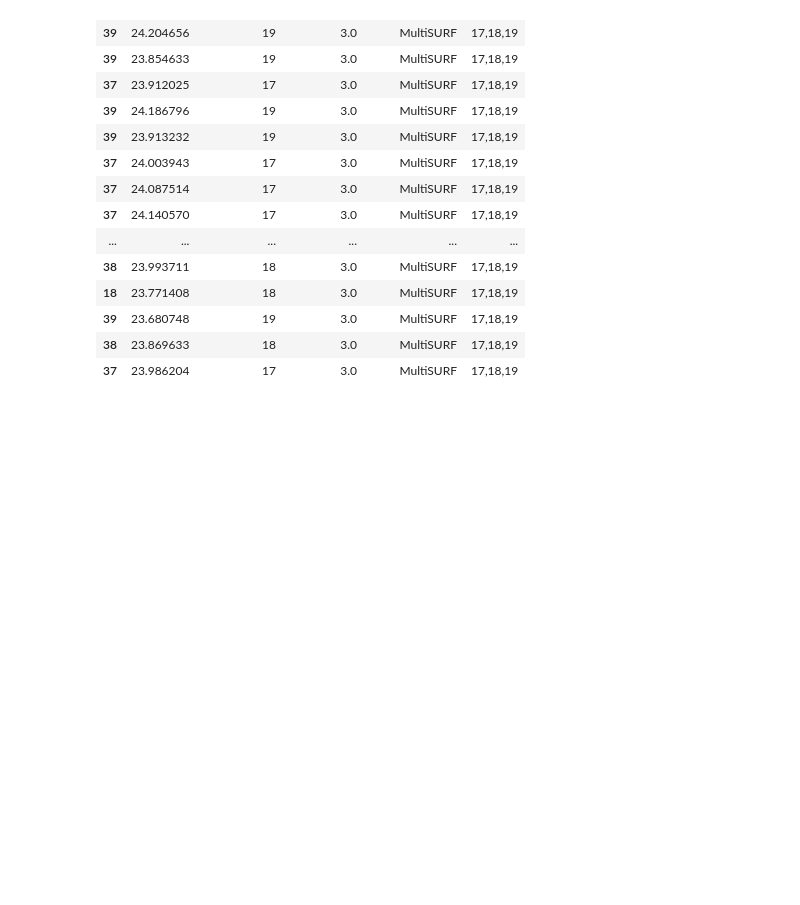
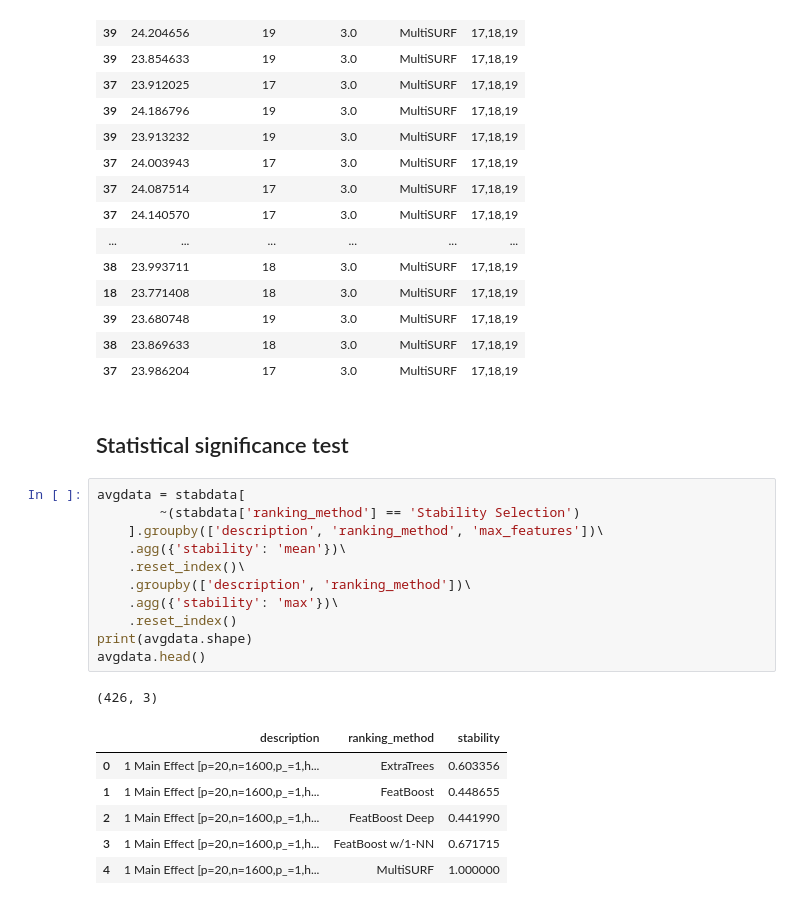
Before and after one commit to dunnkers/feature-selection, a Jupyter notebook: analysis/benchmark-20200524/stability-analysis.ipynb, the cells around one changed output. Drawn from its saved outputs; the diff is of its cells as text; blank space fills up the shorter version.

```diff
--- a/analysis/benchmark-20200524/stability-analysis.ipynb
+++ b/analysis/benchmark-20200524/stability-analysis.ipynb
@@ -220,3 +230,24 @@ allrepls_ms
 | 39 | 23.680748 | 19 | 3.0 | MultiSURF | 17,18,19 |
 | 38 | 23.869633 | 18 | 3.0 | MultiSURF | 17,18,19 |
 | 37 | 23.986204 | 17 | 3.0 | MultiSURF | 17,18,19 |
+# %% [markdown]
+## Statistical significance test
+# %%
+avgdata = stabdata[
+        ~(stabdata['ranking_method'] == 'Stability Selection')
+    ].groupby(['description', 'ranking_method', 'max_features'])\
+    .agg({'stability': 'mean'})\
+    .reset_index()\
+    .groupby(['description', 'ranking_method'])\
+    .agg({'stability': 'max'})\
+    .reset_index()
+print(avgdata.shape)
+avgdata.head()
+# %% [output]
+(426, 3)
+|  | description | ranking_method | stability |
+| 0 | 1 Main Effect [p=20,n=1600,p_=1,h... | ExtraTrees | 0.603356 |
+| 1 | 1 Main Effect [p=20,n=1600,p_=1,h... | FeatBoost | 0.448655 |
+| 2 | 1 Main Effect [p=20,n=1600,p_=1,h... | FeatBoost Deep | 0.441990 |
+| 3 | 1 Main Effect [p=20,n=1600,p_=1,h... | FeatBoost w/1-NN | 0.671715 |
+| 4 | 1 Main Effect [p=20,n=1600,p_=1,h... | MultiSURF | 1.000000 |
```
Also changed, not shown: parts of 5 cells of this notebook, 2 other files.
